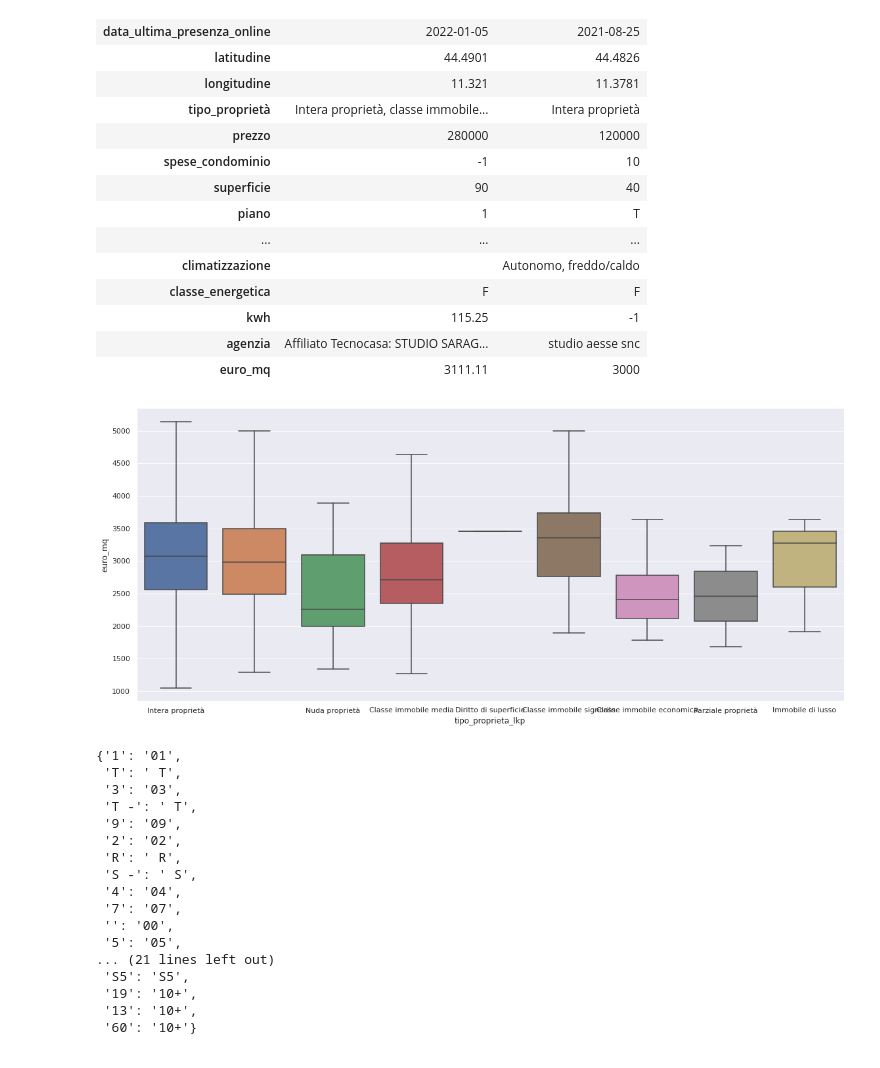
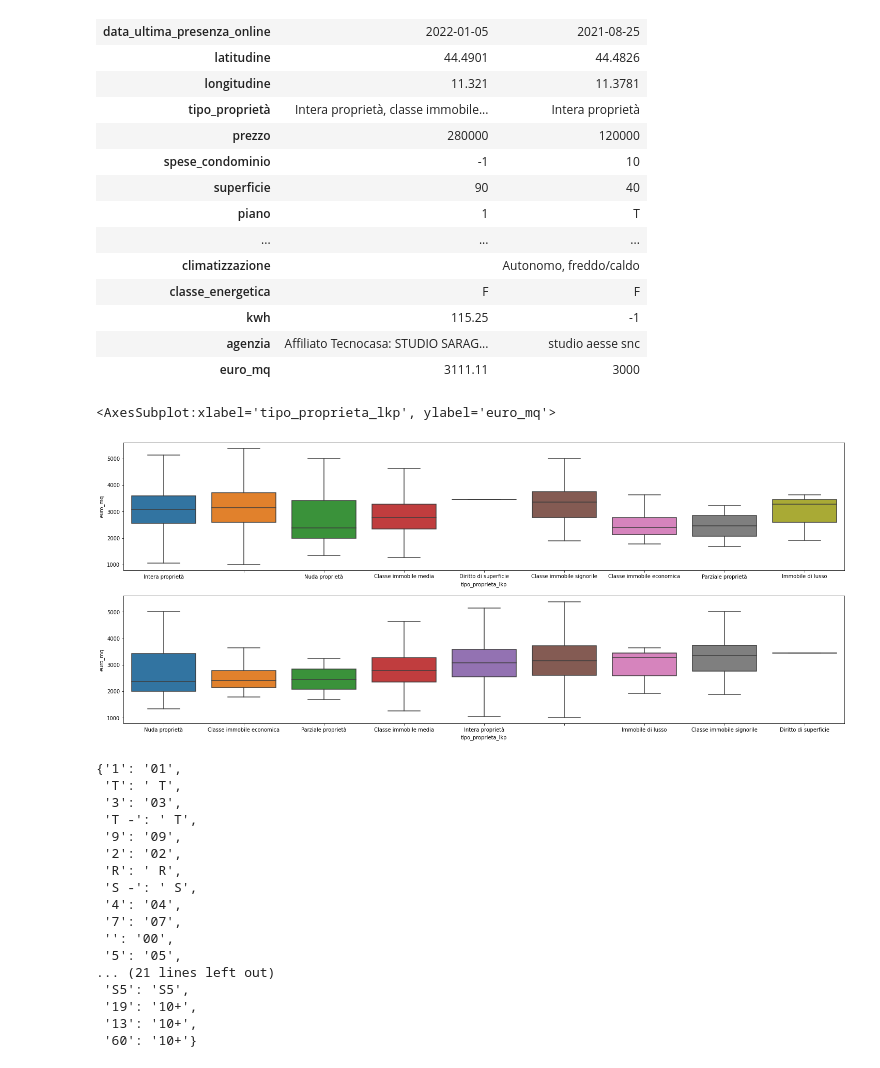
Before and after one commit to mattcond/training-repo, a Jupyter notebook: immobiliare-v2/main_eda_notebook.ipynb, the cells around one changed output. Drawn from its saved outputs; the diff is of its cells as text; code cells hidden in the pictures.

```diff
--- a/immobiliare-v2/main_eda_notebook.ipynb
+++ b/immobiliare-v2/main_eda_notebook.ipynb
@@ -280,15 +315,30 @@ bologna_appartamento_masked.data_ultima_presenza_online = bologna_appartamento_m
 # %%
 tipo_prop_map = {i:i.split(',')[0] for i in bologna_appartamento_masked.tipo_proprietà.unique()}
 bologna_appartamento_masked['tipo_proprieta_lkp'] = bologna_appartamento_masked.tipo_proprietà.map(tipo_prop_map)
-# %%
-sns.catplot(
-    x = 'tipo_proprieta_lkp',
-    y = 'euro_mq',
-    kind = 'box',
-    data = bologna_appartamento_masked,
-    showfliers = False).fig.set_size_inches(20,7)
-# %% [output]
-[figure, removed]
+# %%
+fig, ax = plt.subplots(2,1)
+
+fig.set_size_inches(25, 10)
+
+sns.boxplot(
+    x = 'tipo_proprieta_lkp',
+    y = 'euro_mq',
+    #kind = 'box',
+    ax = ax[0],
+    data = bologna_appartamento_masked,
+    showfliers = False)#.fig.set_size_inches(20,5)
+
+sns.boxplot(
+    x = 'tipo_proprieta_lkp',
+    y = 'euro_mq',
+    #kind = 'box',
+    ax = ax[1],
+    order=get_sorted_level(bologna_appartamento_masked, 'tipo_proprieta_lkp', 'euro_mq'),
+    data = bologna_appartamento_masked,
+    showfliers = False)
+# %% [output]
+<AxesSubplot:xlabel='tipo_proprieta_lkp', ylabel='euro_mq'>
+[figure, added]
 # %%
 piano_map = {i:i.split(' ')[0] for i in bologna_appartamento_masked['piano'].unique()}
 piano_map = {i:it.rjust(2,' ') if it.lower()>='a' else it.zfill(2) if it.zfill(2)<='10' else '10+' for i, it in piano_map.items()}
```
Also changed, not shown: parts of 52 cells of this notebook.
